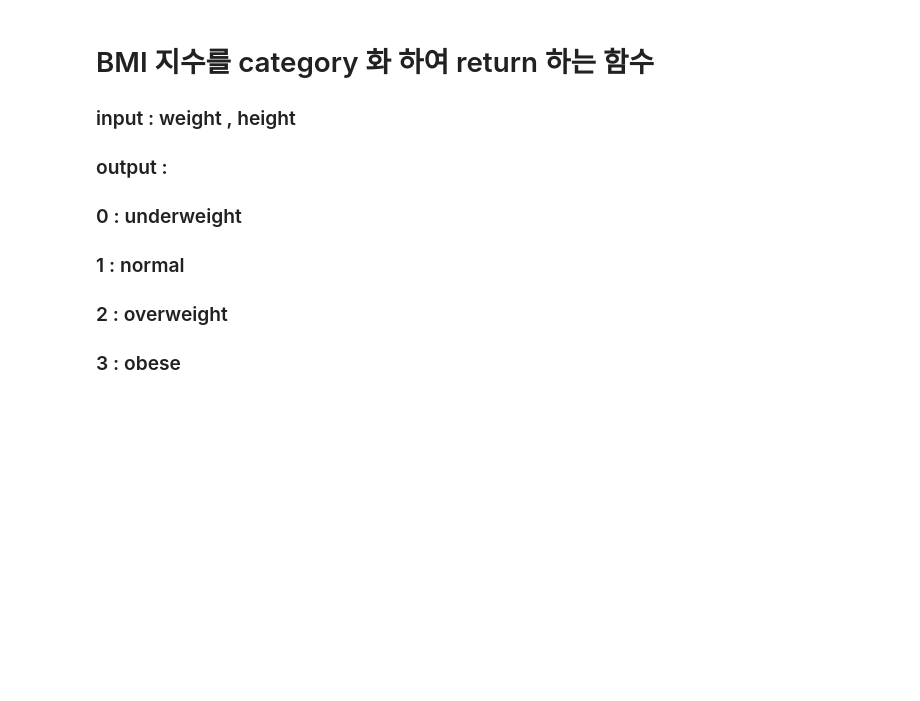
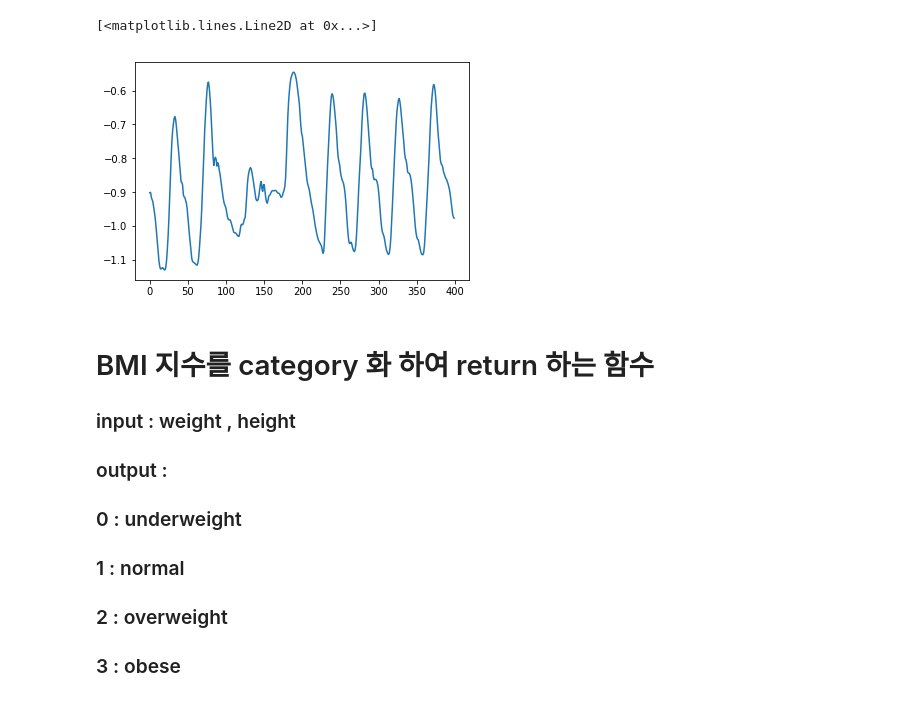
Before and after one commit to ganjiron/ganpython, a Jupyter notebook: jupyter/Project1/ganseo1119.ipynb, the cells around one changed output. Cells and saved outputs as stored; diff of their text form; code cells hidden in the pictures; blank space fills up the shorter version.

```diff
--- a/jupyter/Project1/ganseo1119.ipynb
+++ b/jupyter/Project1/ganseo1119.ipynb
@@ -7,0 +44,2 @@ train_data = pd.read_csv("train_data.csv")
+# %%
+train_data["type_1"] = train_data["user_id"].map(str) +"_"+ train_data["action_id"]
@@ -7,0 +123,4 @@ train_data = pd.read_csv("train_data.csv")
+# %%
+train_data["act"] = train_data["action_id"].apply(lambda x: x[:3])
+grp_data = train_data.groupby('act')
+grp_data.describe()
@@ -7,0 +170,2 @@ train_data = pd.read_csv("train_data.csv")
+# %%
+train_data["act"] = train_data["action_id"].apply(lambda x: x[:3])
@@ -8,3 +181,11 @@ train_data = pd.read_csv("train_data.csv")
+# %%
+GAN_Input = train_data[(train_data['act']=='ups')]
+GAN_Input = GAN_Input.reset_index(drop=True)
+input_X = GAN_Input['attitude.pitch']
+plt.plot(input_X[0:400])
+# %% [output]
+[<matplotlib.lines.Line2D at 0x...>]
+[figure, added]
 # %%
 data_subject_info = pd.read_csv("data_subjects_info.csv")
 # %% [markdown]
```
Also changed, not shown: parts of 41 cells of this notebook, 11 other files.
